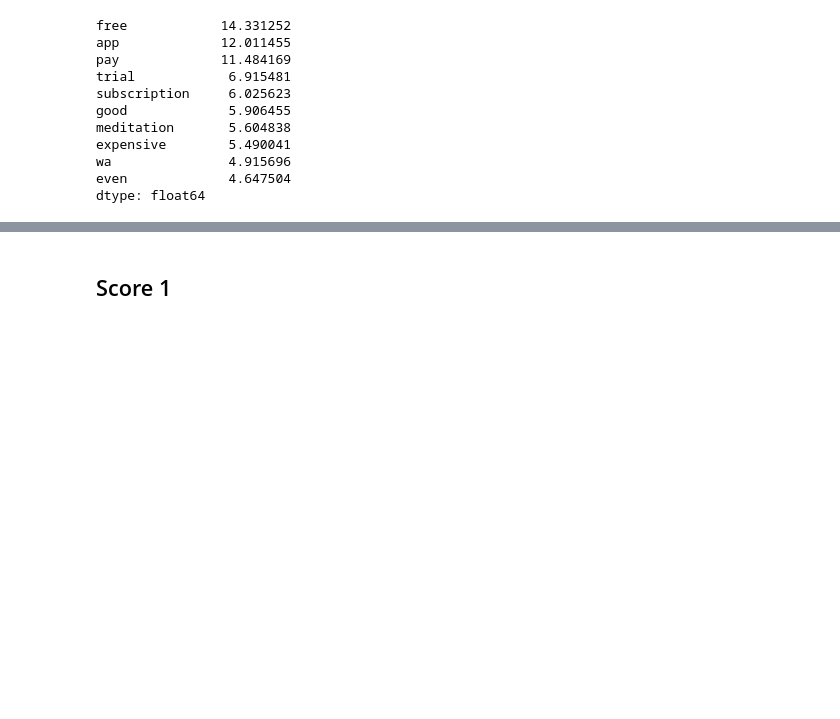
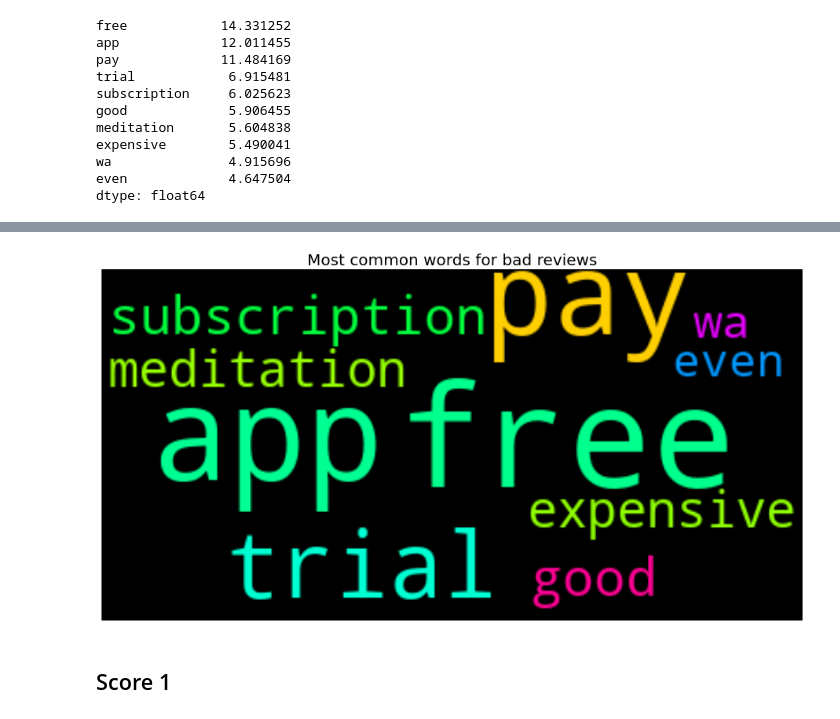
Before and after one commit to Vitalitse/Competitors_Analysis_Users_Reviews, a Jupyter notebook: Norbu competitors analysis - users review.ipynb, the cells around one changed output, grey strips where cells are left out. Drawn from its saved outputs; the diff is of its cells as text; code cells hidden in the pictures; blank space fills up the shorter version.

```diff
--- a/Norbu competitors analysis - users review.ipynb
+++ b/Norbu competitors analysis - users review.ipynb
@@ -692,7 +716,7 @@ data_meditopia.head()
 # %% [markdown]
 ## Score 0
 # %%
-rev_by_score_tfidf_binary (data_meditopia, 0)
+text_0_meditopia = rev_by_score_tfidf_binary (data_meditopia, 0)
 # %% [output]
 free            14.331252
 app             12.011455
@@ -708,3 +746,12 @@ dtype: float64
+# %%
+cloud = WordCloud(max_font_size=80,colormap="hsv").generate_from_frequencies(text_0_meditopia)
+plt.figure(figsize=(16,12))
+plt.imshow(cloud, interpolation='bilinear')
+plt.axis('off')
+plt.title('Most common words for bad reviews', size=20)
+plt.show()
+# %% [output]
+[figure, added]
 # %% [markdown]
 ## Score 1
 # %%
```
Also changed, not shown: parts of 10 cells of this notebook.
